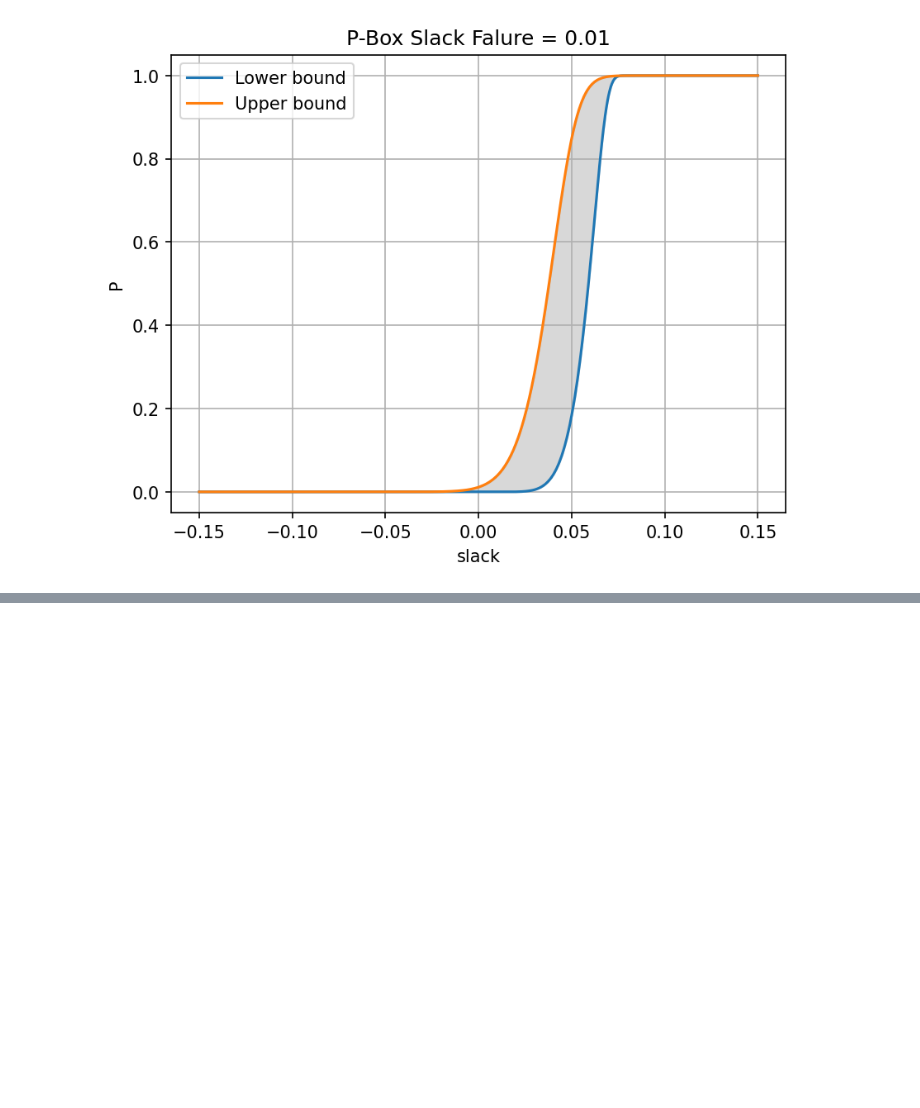
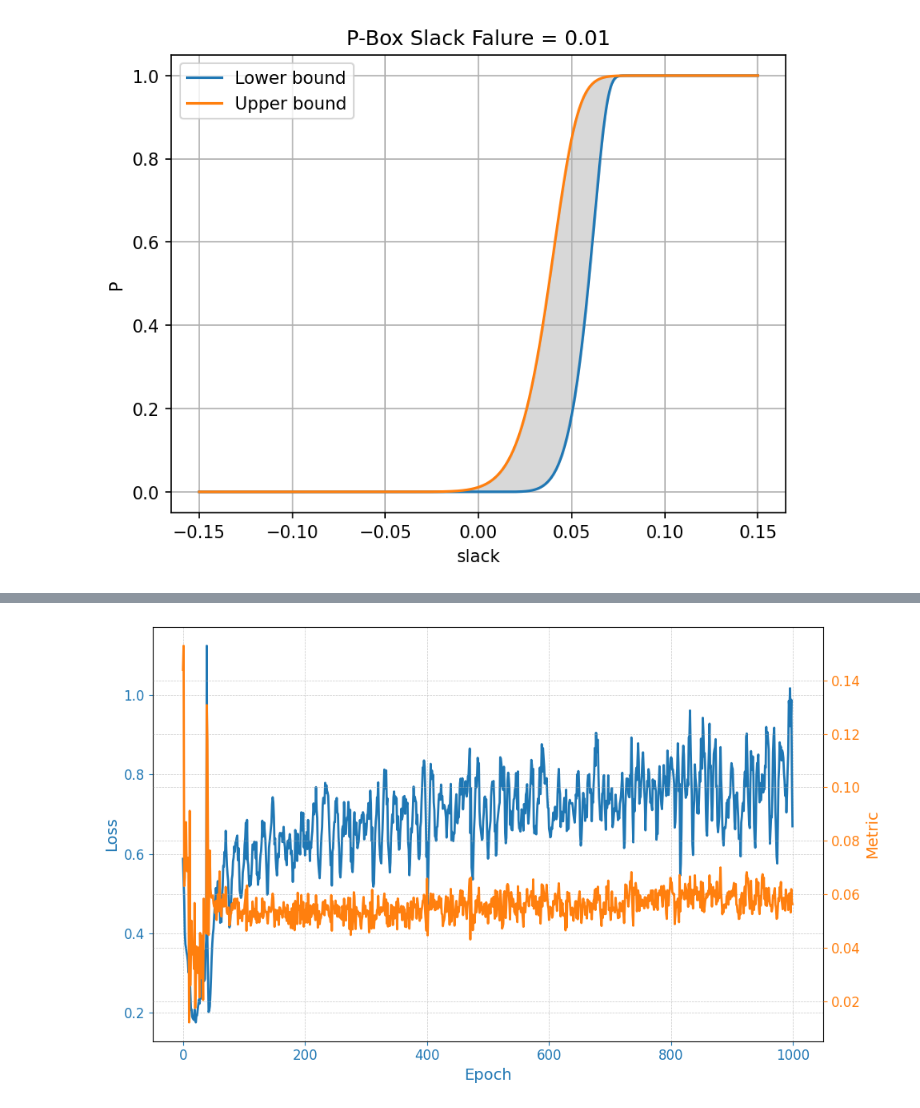
Before and after one commit to Kramer84/otaf, a Jupyter notebook: notebooks/OptimizationBasedModels/ManualImplementation4Pins2plates.ipynb, the cells around one changed output, grey strips where cells are left out. Saved outputs shown, nothing was run; the diff lists cells and outputs as text; code cells hidden in the pictures; blank space fills up the shorter version.

```diff
--- a/notebooks/OptimizationBasedModels/ManualImplementation4Pins2plates.ipynb
+++ b/notebooks/OptimizationBasedModels/ManualImplementation4Pins2plates.ipynb
@@ -725,0 +1116,39 @@ KeyboardInterrupt:
+# %%
+train_failure_ratio = np.where(ytrain[:,-1] < 0, 1, 0).sum() / sample_size
+train_success_ratio = np.where(ytrain[:,-1] >= 0, 1, 0).sum() / sample_size
+binary_slack_classifier = otaf.surrogate.BinaryClassificationModel(
+    50, 2,
+    Xtrain, ytrain[:,-1],
+    slack_threshold=0.0,
+    clamping=True,
+    clamping_threshold=1.0,
+    max_epochs=100,
+    batch_size=20000,
+    train_size=0.70,
+    loss_finish=0.035,
+    display_progress_disable=True,
+    squeeze_labels=True,
+    labels_to_long=True,
+    use_dual_target=False
+)
+
+lr = 0.0025
+
+
+binary_slack_classifier.model = torch.nn.Sequential(
+    *otaf.surrogate.get_custom_mlp_layers([50, 500, 750, 500, 200, 50, 2], activation_class=torch.nn.GELU)
+)
+
+#binary_slack_classifier.model = KAN([N, 10, 4, 2]) # otaf.torch.nn.Sequential(, otaf.torch.nn.Tanhshrink())
+
+
+binary_slack_classifier.optimizer = torch.optim.AdamW(
+    binary_slack_classifier.parameters(), lr=lr, weight_decay=0.001
+)
+weight = torch.tensor([1.0 / (train_success_ratio + 1e-9), 1.0 / (train_failure_ratio + 1e-9)]).float()
+binary_slack_classifier.criterion = torch.nn.CrossEntropyLoss(weight=weight, reduction='mean', label_smoothing=0.0)
+otaf.surrogate.initialize_model_weights(binary_slack_classifier)
+binary_slack_classifier.scheduler = torch.optim.lr_scheduler.ExponentialLR(binary_slack_classifier.optimizer, 1.0)
+binary_slack_classifier.train_model()
+binary_slack_classifier.plot_results()
+# %% [output]
@@ -725,0 +1172 @@ KeyboardInterrupt:
+[figure, added]
```
Also changed, not shown: parts of 22 cells of this notebook, 6 other files.
